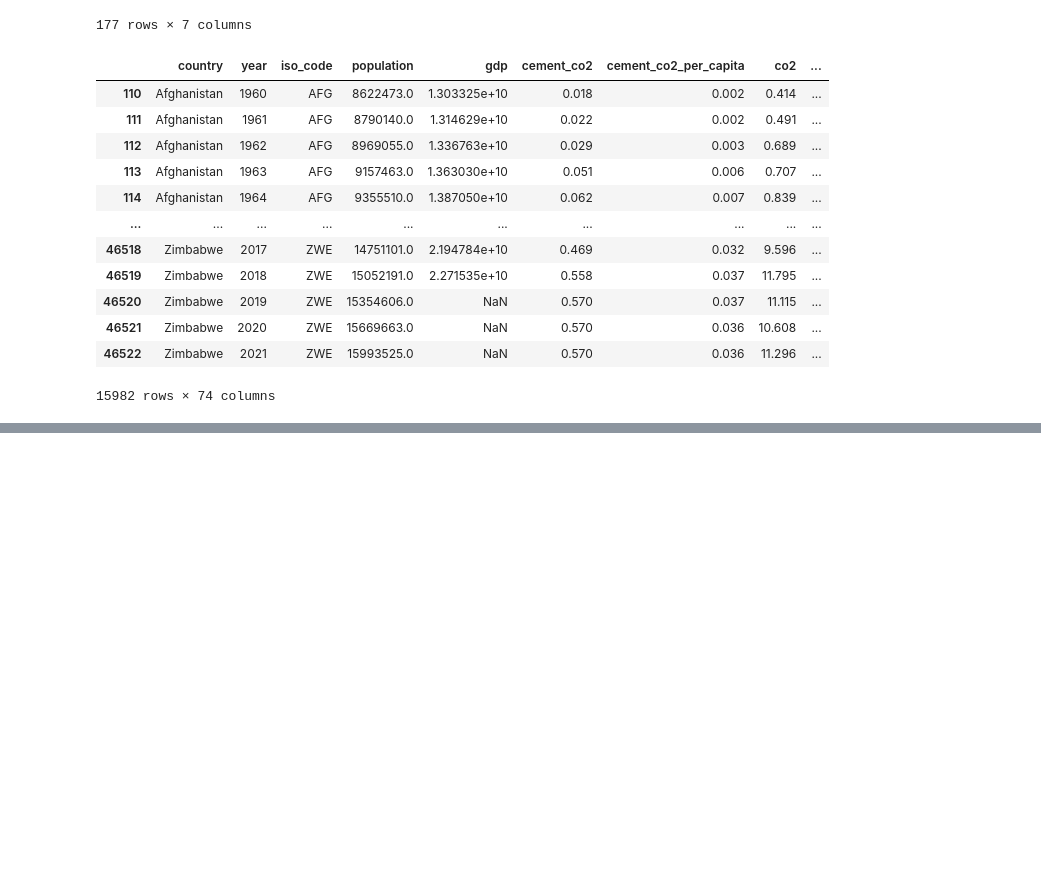
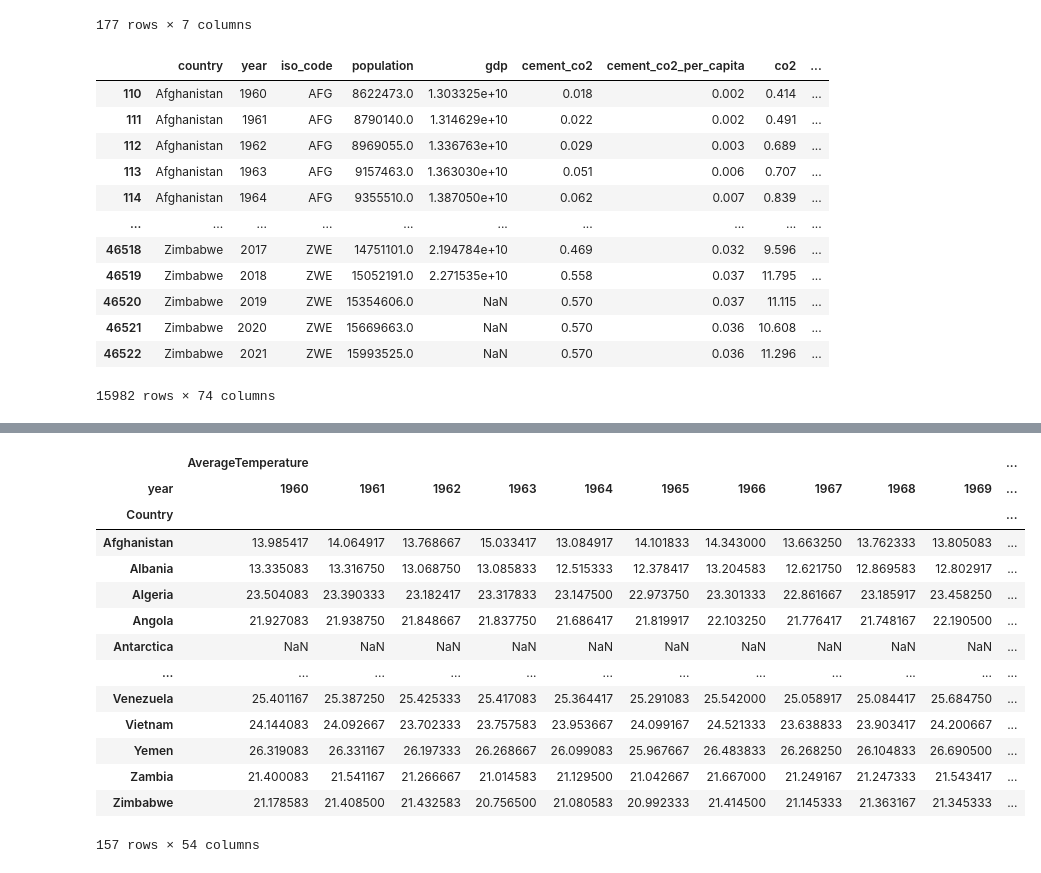
Before and after one commit to ubco-W2022T2-data301/project-group-group42, a Jupyter notebook: analysis/ungraded/cleaning.ipynb, the cells around one changed output, grey strips where cells are left out. Drawn from its saved outputs; the diff is of its cells as text; code cells hidden in the pictures; blank space fills up the shorter version.

```diff
--- a/analysis/ungraded/cleaning.ipynb
+++ b/analysis/ungraded/cleaning.ipynb
@@ -89,0 +133,21 @@ world.plot(column="1960_co2")
+# %%
+list2 = pivoted_df["Country"].tolist()
+pivoted_df = pivoted_df[pivoted_df["Country"].isin(world["name"].unique().tolist())] #Gets rid of any country which is not in world data (basically small island nations)
+pivoted_df = pivoted_df.pivot(index="Country",columns=["year"],values=["AverageTemperature"]) #pivots so each country is a row and the temperature at each year is the columns
+pivoted_df
+# %% [output]
+|  | AverageTemperature |  |  |  |  |  |  |  |  |  | ... |
+| year | 1960 | 1961 | 1962 | 1963 | 1964 | 1965 | 1966 | 1967 | 1968 | 1969 | ... |
+| Country |  |  |  |  |  |  |  |  |  |  | ... |
+| Afghanistan | 13.985417 | 14.064917 | 13.768667 | 15.033417 | 13.084917 | 14.101833 | 14.343000 | 13.663250 | 13.762333 | 13.805083 | ... |
+| Albania | 13.335083 | 13.316750 | 13.068750 | 13.085833 | 12.515333 | 12.378417 | 13.204583 | 12.621750 | 12.869583 | 12.802917 | ... |
+| Algeria | 23.504083 | 23.390333 | 23.182417 | 23.317833 | 23.147500 | 22.973750 | 23.301333 | 22.861667 | 23.185917 | 23.458250 | ... |
+| Angola | 21.927083 | 21.938750 | 21.848667 | 21.837750 | 21.686417 | 21.819917 | 22.103250 | 21.776417 | 21.748167 | 22.190500 | ... |
+| Antarctica | NaN | NaN | NaN | NaN | NaN | NaN | NaN | NaN | NaN | NaN | ... |
+| ... | ... | ... | ... | ... | ... | ... | ... | ... | ... | ... | ... |
+| Venezuela | 25.401167 | 25.387250 | 25.425333 | 25.417083 | 25.364417 | 25.291083 | 25.542000 | 25.058917 | 25.084417 | 25.684750 | ... |
+| Vietnam | 24.144083 | 24.092667 | 23.702333 | 23.757583 | 23.953667 | 24.099167 | 24.521333 | 23.638833 | 23.903417 | 24.200667 | ... |
+| Yemen | 26.319083 | 26.331167 | 26.197333 | 26.268667 | 26.099083 | 25.967667 | 26.483833 | 26.268250 | 26.104833 | 26.690500 | ... |
+| Zambia | 21.400083 | 21.541167 | 21.266667 | 21.014583 | 21.129500 | 21.042667 | 21.667000 | 21.249167 | 21.247333 | 21.543417 | ... |
+| Zimbabwe | 21.178583 | 21.408500 | 21.432583 | 20.756500 | 21.080583 | 20.992333 | 21.414500 | 21.145333 | 21.363167 | 21.345333 | ... |
+157 rows × 54 columns
```
Also changed, not shown: parts of 13 cells of this notebook.
